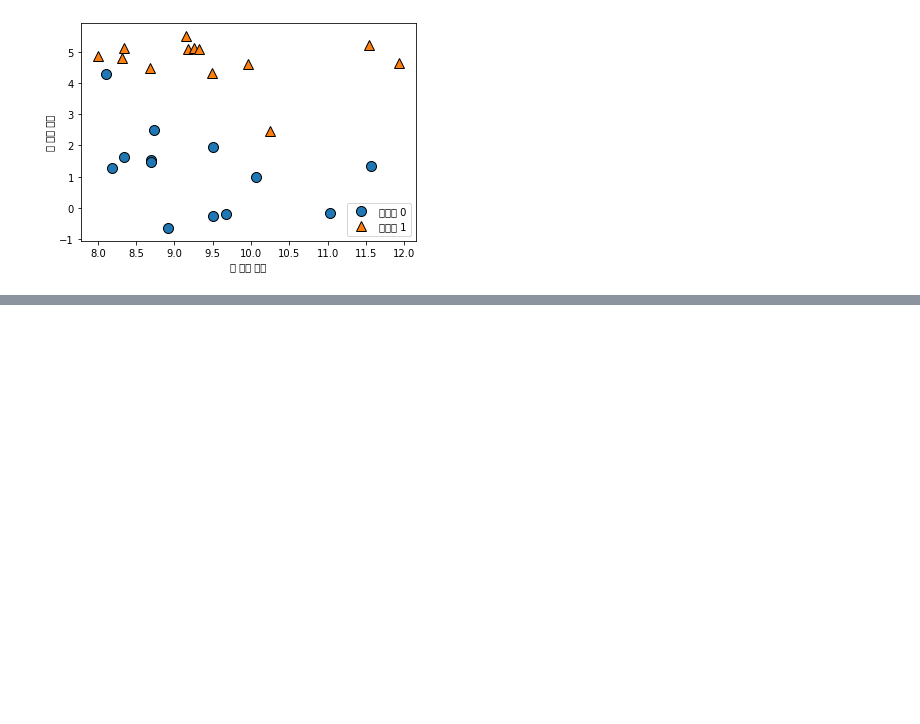
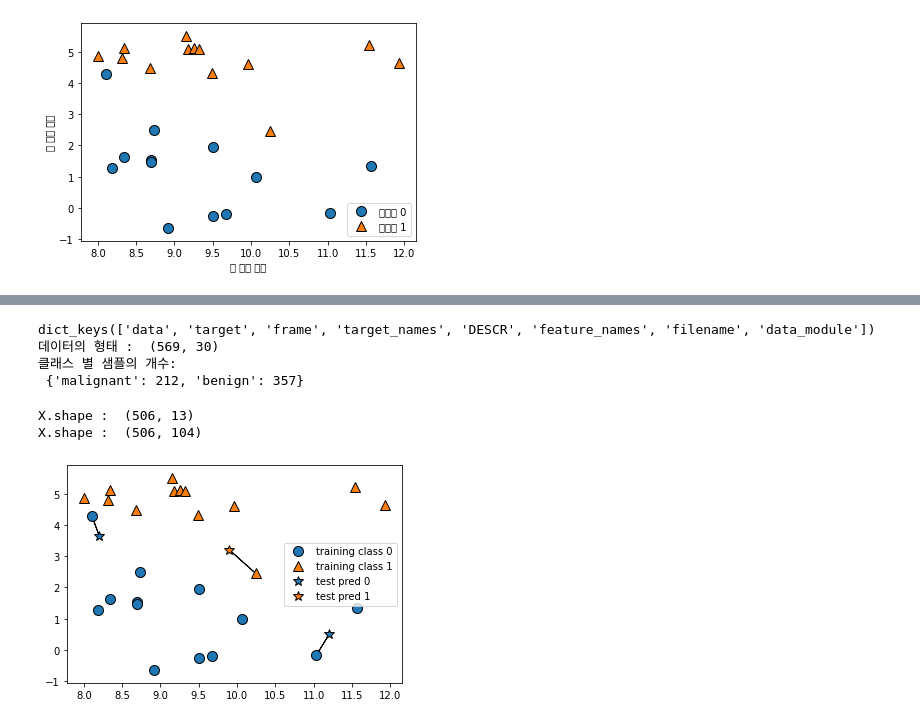
Before and after one commit to 1bin01/Machine-Learning, a Jupyter notebook: Introduction-to-Machine-Learning/Cp2_Supervised_learning.ipynb, the cells around one changed output, grey strips where cells are left out. Saved outputs shown, nothing was run; the diff lists cells and outputs as text; code cells hidden in the pictures; blank space fills up the shorter version.

```diff
--- a/Introduction-to-Machine-Learning/Cp2_Supervised_learning.ipynb
+++ b/Introduction-to-Machine-Learning/Cp2_Supervised_learning.ipynb
@@ -43,0 +51,28 @@ Text(0, 0.5, '두 번째 특성')
+# %%
+# 실제 유방암 데이터 이용해보기
+from sklearn.datasets import load_breast_cancer
+cancer = load_breast_cancer()
+
+print(cancer.keys())
+print("데이터의 형태 : ", cancer.data.shape)
+print("클래스 별 샘플의 개수:\n", {n : v for n, v in zip(cancer.target_names, np.bincount(cancer.target))})
+# %% [output]
+dict_keys(['data', 'target', 'frame', 'target_names', 'DESCR', 'feature_names', 'filename', 'data_module'])
+데이터의 형태 :  (569, 30)
+클래스 별 샘플의 개수:
+ {'malignant': 212, 'benign': 357}
+# %%
+# 보스턴 주택 가격 데이터 이용해보기
+from sklearn.datasets import load_boston
+boston = load_boston()
+print("X.shape : ", boston.data.shape)
+X, y = mglearn.datasets.load_extended_boston()
+print("X.shape : ", X.shape)
+# %% [output]
+X.shape :  (506, 13)
+X.shape :  (506, 104)
+# %%
+# k최근접 이웃
+mglearn.plots.plot_knn_classification(n_neighbors=1)
+# %% [output]
+[figure, added]
```
Also changed, not shown: parts of 4 cells of this notebook.
